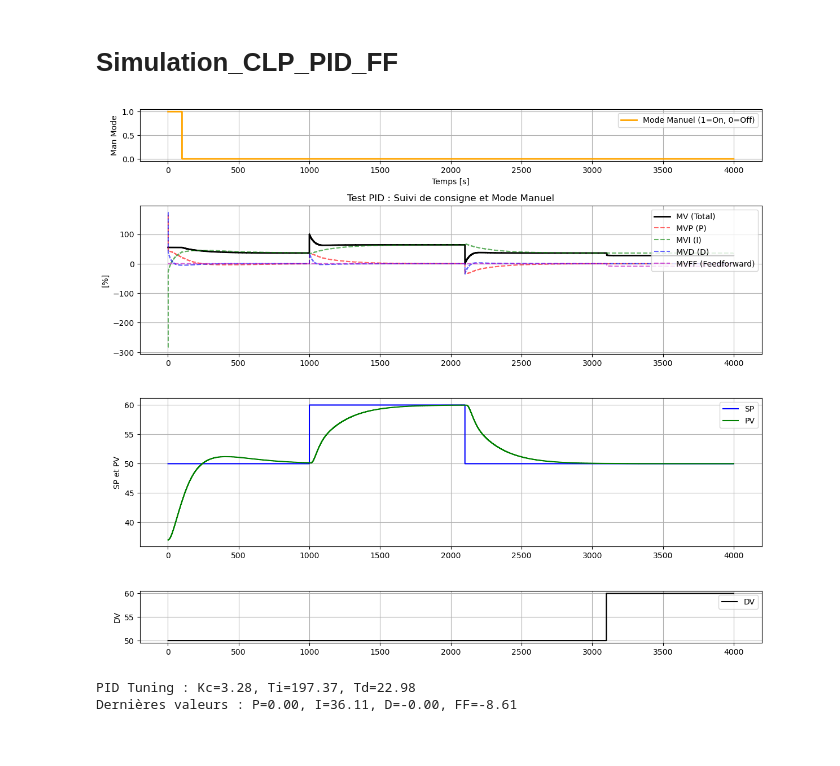
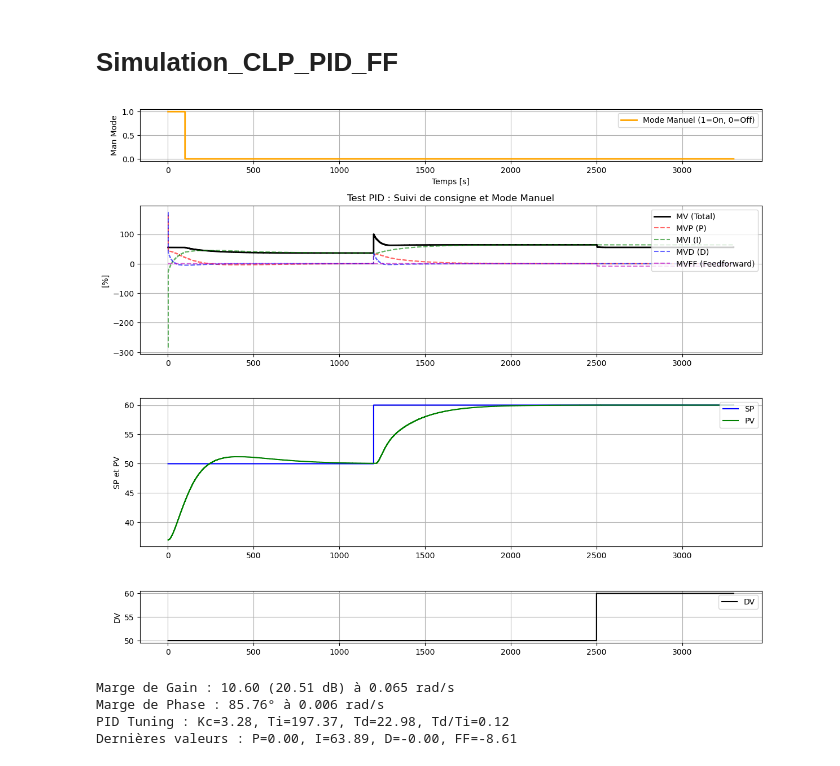
Before and after one commit to ayoub23218/Control-Tclab, a Jupyter notebook: Simulation_CLP_PID_FF.ipynb, the cells around one changed output. Cells and saved outputs as stored; diff of their text form; code cells hidden in the pictures.

Commit message:
Add Function Margin

```diff
--- a/Simulation_CLP_PID_FF.ipynb
+++ b/Simulation_CLP_PID_FF.ipynb
@@ -22,7 +22,7 @@ Td1 = 161.20
 Td2 = 32.3
 thetad = 15.75
 # %%
-TSim = 4000
+TSim = 3300
 Ts = 1
 N = int(TSim/Ts) + 1
 
@@ -71,9 +71,10 @@ PV1d = []
 PV2d = []
 
 
-DVPath = {0: 50, 3100: 60, TSim: 60}
-SPPath = {0: 50, 1000: 60, 2100: 50, TSim: 50}
+DVPath = {0: 50, 2500: 60, TSim: 60}
+SPPath = {0: 50, 1200: 60, TSim: 60}
 ManPath = {0: True, 100: False, 1500: False, TSim: False}
+#ManPath = {0: True, TSim: True}
 MVManPath = {0: 55, TSim: 55}
 
 for i in range(1, N):
@@ -84,6 +85,7 @@ for i in range(1, N):
     SelectPath_RT(SPPath, t, SP)
     SelectPath_RT(ManPath, t, Man)
     SelectPath_RT(MVManPath, t, MVMan)
+
     #LL
     DV_delta.append(DV[-1] - DV0)
     Delay_RT(DV_delta, theta_FF, Ts, DV_delay)
@@ -127,34 +129,42 @@ ax2.grid(True)
 ax3 = plt.subplot2grid((12, 1), (6, 0), rowspan=4)
 ax3.step(t, SP, 'b-', label='SP', where='post')
 ax3.step(t, PV, 'g-', label='PV', where='post')
 #ax3.step(t, E, 'r-', label='Erreur', where='post')
 ax3.set_ylabel('SP et PV')
 ax3.legend(loc='upper right')
 ax3.grid(True)
 
 #DV
 ax4 = plt.subplot2grid((12, 1), (10, 0), rowspan=2)
 ax4.step(t, DV, 'k-', label='DV', where='post')
 ax4.set_ylabel('DV')
 ax4.legend(loc='upper right')
 ax4.grid(True)
 
 
 #Mode Manuel
 ax1 = plt.subplot2grid((12, 1), (0, 0), rowspan=2)
 ax1.step(t, [int(m) for m in Man], 'orange', lw=2, label='Mode Manuel (1=On, 0=Off)', where='post')
 ax1.set_ylabel('Man Mode')
 ax1.set_xlabel('Temps [s]')
 ax1.legend(loc='upper right')
 ax1.grid(True)
 
 
 plt.tight_layout()
 plt.show()
 
-print(f"PID Tuning : Kc={Kc:.2f}, Ti={Ti:.2f}, Td={Td:.2f}")
+omega = np.logspace(-4, 1, 1000) # Fréquences de 10^-4 à 10^1 rad/s
+GM, PM, wc, w180 = Margin(Kp, Tp1, Tp2, thetap, Kc, Ti, Td, alpha, omega)
+
+print(f"Marge de Gain : {GM:.2f} ({20*np.log10(GM):.2f} dB) à {w180:.3f} rad/s")
+print(f"Marge de Phase : {PM:.2f}° à {wc:.3f} rad/s")
+
+print(f"PID Tuning : Kc={Kc:.2f}, Ti={Ti:.2f}, Td={Td:.2f}, Td/Ti={Td/Ti:.2f}")
 print(f"Dernières valeurs : P={MVP[-1]:.2f}, I={MVI[-1]:.2f}, D={MVD[-1]:.2f}, FF={MVFF[-1]:.2f}")
 # %% [output]
-[figure, old version]
+[figure, new version]
-PID Tuning : Kc=3.28, Ti=197.37, Td=22.98
-Dernières valeurs : P=0.00, I=36.11, D=-0.00, FF=-8.61
+Marge de Gain : 10.60 (20.51 dB) à 0.065 rad/s
+Marge de Phase : 85.76° à 0.006 rad/s
+PID Tuning : Kc=3.28, Ti=197.37, Td=22.98, Td/Ti=0.12
+Dernières valeurs : P=0.00, I=63.89, D=-0.00, FF=-8.61
```
Also changed, not shown: parts of 1 cell of this notebook, 8 other files.
